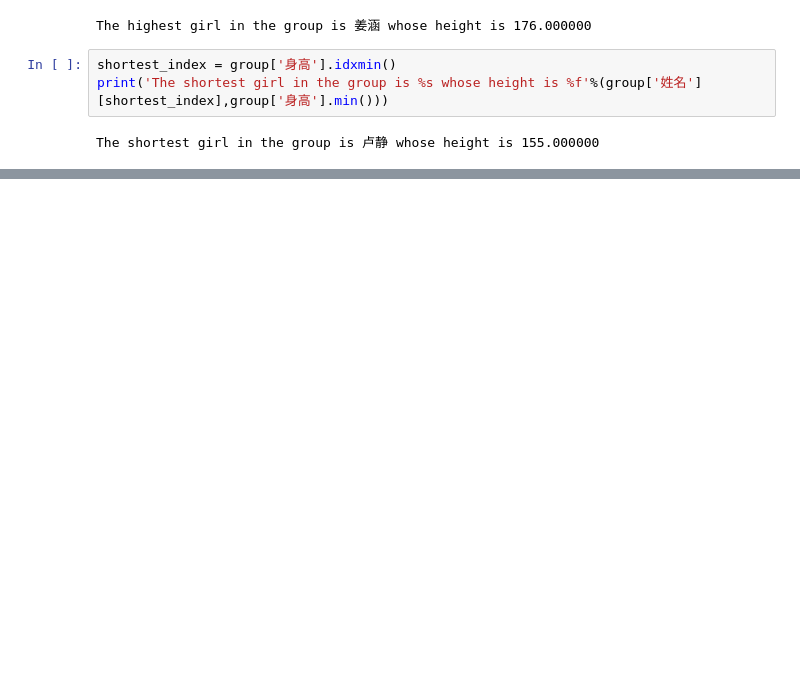
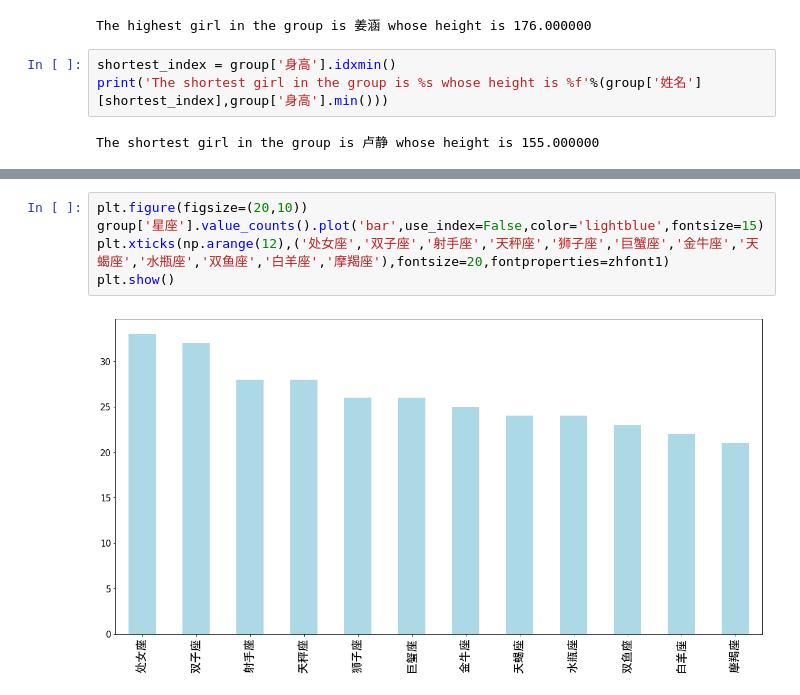
Before and after one commit to YourYuan/SNH48_member, a Jupyter notebook: analysis.ipynb, the cells around one changed output, grey strips where cells are left out. Saved outputs shown, nothing was run; the diff lists cells and outputs as text; blank space fills up the shorter version.

```diff
--- a/analysis.ipynb
+++ b/analysis.ipynb
@@ -59,3 +77,10 @@ group['星座'].value_counts()#.plot('bar')
 白羊座    22
 摩羯座    21
 Name: 星座, dtype: int64
+# %%
+plt.figure(figsize=(20,10))
+group['星座'].value_counts().plot('bar',use_index=False,color='lightblue',fontsize=15)
+plt.xticks(np.arange(12),('处女座','双子座','射手座','天秤座','狮子座','巨蟹座','金牛座','天蝎座','水瓶座','双鱼座','白羊座','摩羯座'),fontsize=20,fontproperties=zhfont1)
+plt.show()
+# %% [output]
+[figure, added]
```
Also changed, not shown: parts of 14 cells of this notebook, 9 other files.
